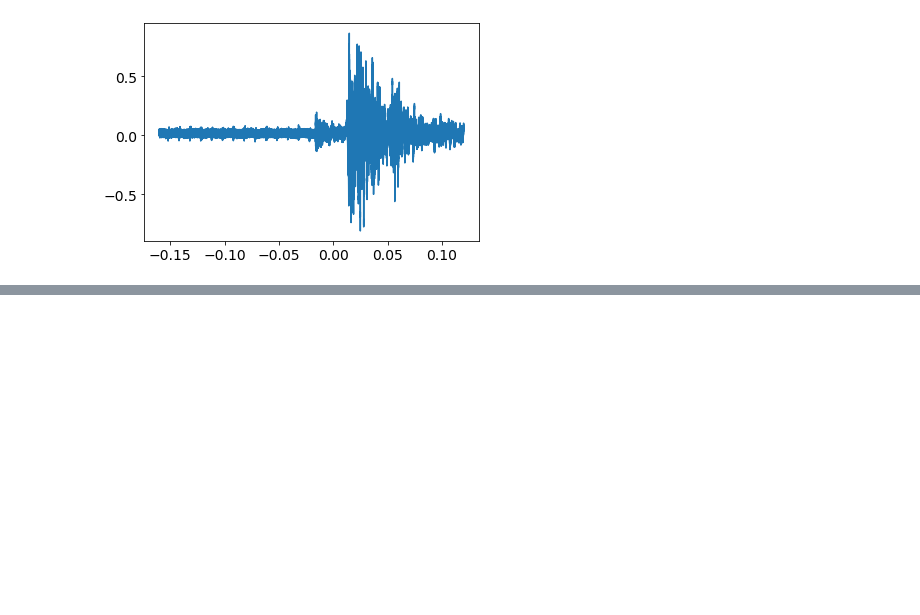
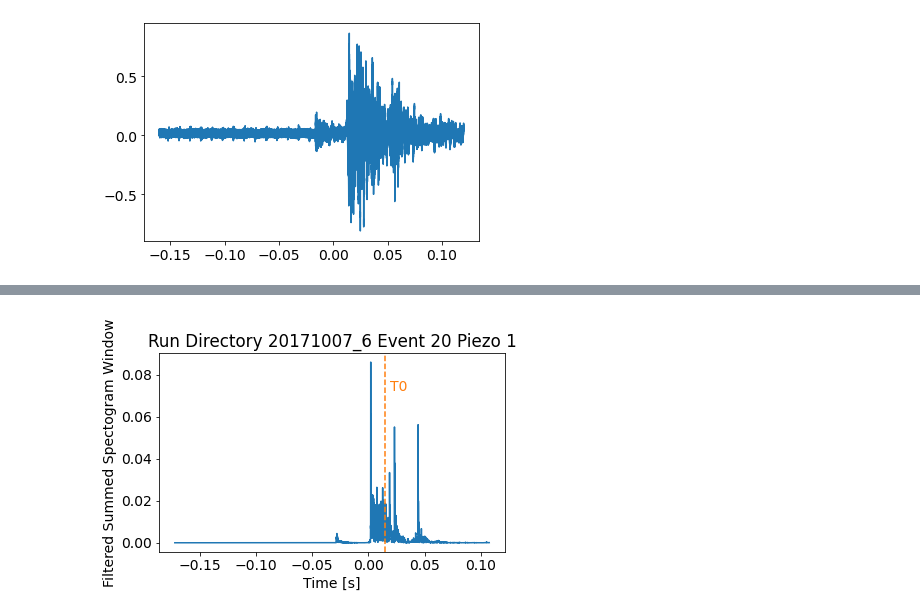
Before and after one commit to gputnam/SBC-Analysis, a Jupyter notebook: UserCode/gputnam/nb/AcousticT0.ipynb, the cells around one changed output, grey strips where cells are left out. Saved outputs shown, nothing was run; the diff lists cells and outputs as text; code cells hidden in the pictures; blank space fills up the shorter version.

```diff
--- a/UserCode/gputnam/nb/AcousticT0.ipynb
+++ b/UserCode/gputnam/nb/AcousticT0.ipynb
@@ -67,0 +82,31 @@ else:
+# %%
+# Correlate the signal with an exponential fall-off (set by tau)
+
+textent = [min(fastdaq_time), max(fastdaq_time)]
+rescaled_t = a0.rescale_window(textent, bn)
+corr_dt = np.mean(np.diff(rescaled_t))
+corr_n = 1000
+_, corr_y = a0.corr_signal(tau, corr_dt, rescaled_t[0], corr_n)
+
+corr = np.correlate(sp_sums, corr_y, "same")
+corr_t = rescaled_t - 0.5 * corr_n * corr_dt
+corr = np.correlate(sp_sums, corr_y, "same")
+corr_t = rescaled_t - 0.5 * corr_n * corr_dt
+# %%
+# Initial t0 finding
+test_t0 = a0.find_t0_from_corr(corr_t, corr) # This is the t0 we begin to look backwards from
+# %%
+plt.plot(corr_t, sp_sums)
+plt.ylabel("Filtered Summed Spectogram Window")
+plt.xlabel("Time [s]")
+plt.title("Run Directory %s Event %i Piezo %i" % (rundir.split("/")[-1], event, PIEZO))
+
+plt.tight_layout()
+
+plt.axvline(test_t0, color="tab:orange", linestyle="--")
+plt.text(test_t0+0.005, plt.ylim()[1]*0.8,  "T0",
+         color="tab:orange", horizontalalignment="left")
+
+plt.savefig("figures/correlated_summed_spectogram_amplitude_R%s_E%i_P%i.png" % (rundir.split("/")[-1], event, PIEZO))
+# %% [output]
+[figure, added]
```
Also changed, not shown: parts of 7 cells of this notebook.
